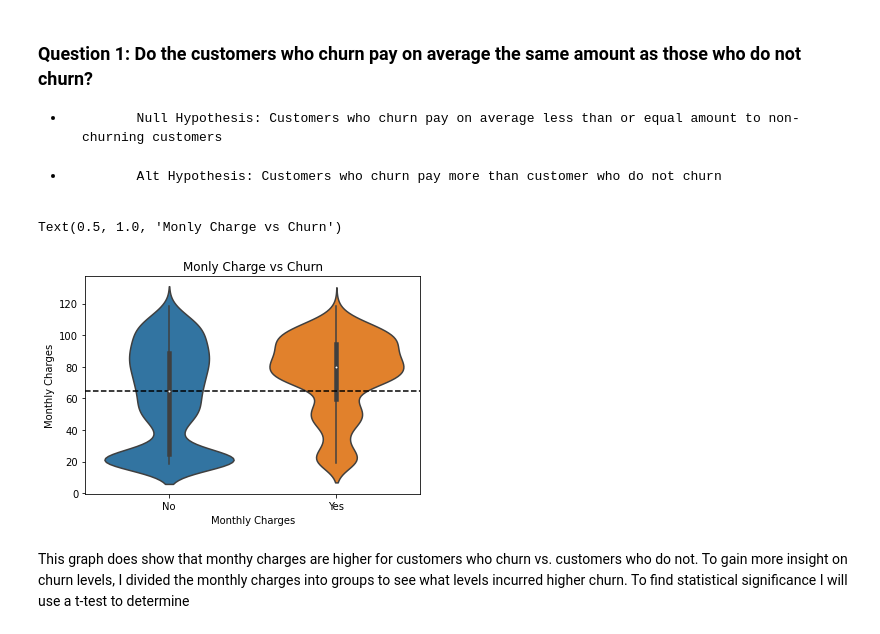
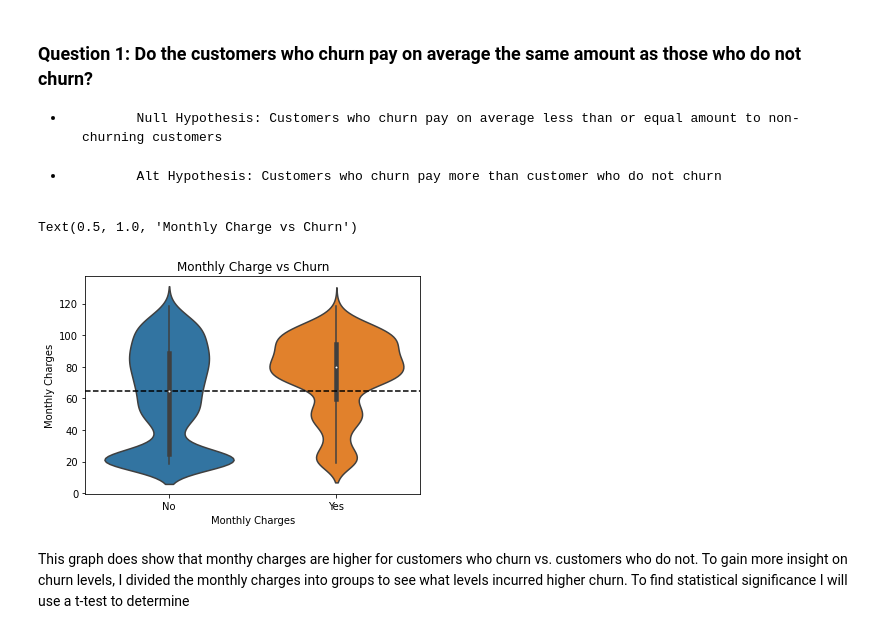
Before and after one commit to JaradAng/Classification-Project---Churn-Prediction, a Jupyter notebook: final_telco_churn.ipynb, the cells around one changed output. Saved outputs shown, nothing was run; the diff lists cells and outputs as text; code cells hidden in the pictures.

```diff
--- a/final_telco_churn.ipynb
+++ b/final_telco_churn.ipynb
@@ -245,14 +185,14 @@ Please view my working notebook to see my entire procress on exploration. Here I
 -            Alt Hypothesis: Customers who churn pay more than customer who do not churn
 # %%
 #Vizulizing the churn rate compared to monthly charges with a black line for overall churn mean
-sns.violinplot('churn', 'monthly_charges', data=telco_train, alpha=.25)
+sns.violinplot('churn', 'monthly_charges', data=telco_train, alpha= .25)
 plt.axhline(telco_train.monthly_charges.mean(), ls = '--', color = 'black')
 plt.xlabel('Monthly Charges')
 plt.ylabel('Monthly Charges')
-plt.title('Monly Charge vs Churn')
+plt.title('Monthly Charge vs Churn')
 # %% [output]
-Text(0.5, 1.0, 'Monly Charge vs Churn')
+Text(0.5, 1.0, 'Monthly Charge vs Churn')
-[figure, old version]
+[figure, new version]
 # %% [markdown]
 This graph does show that monthy charges are higher for customers who churn vs. customers who do not. To gain more insight on churn levels, I divided the monthly charges into groups to see what levels incurred higher churn. To find statistical significance I will use a t-test to determine
 # %%
```
Also changed, not shown: parts of 2 cells of this notebook.
